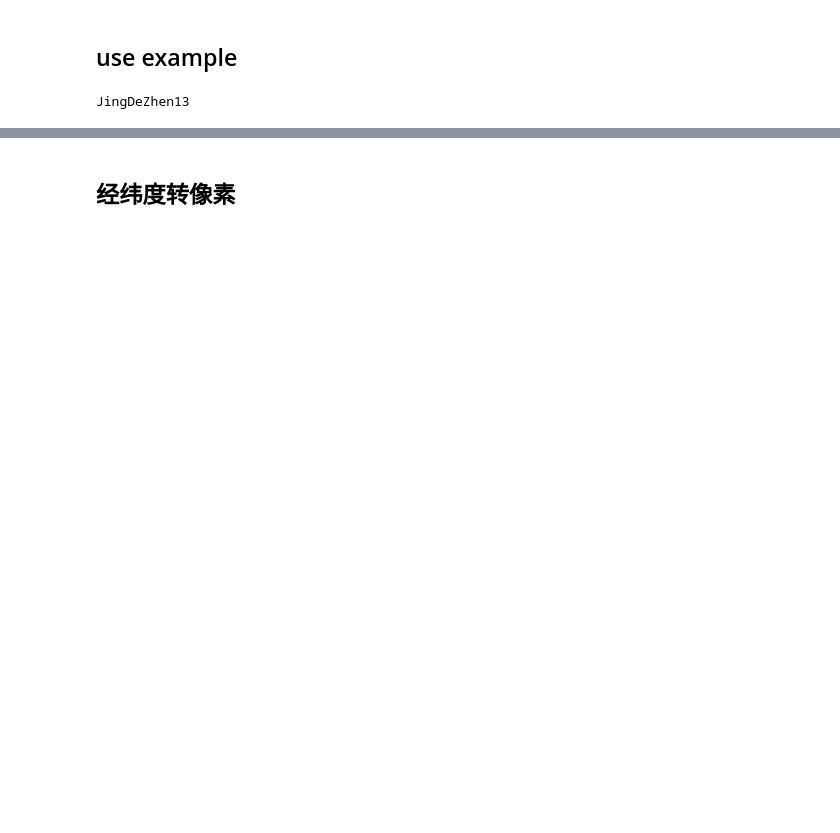
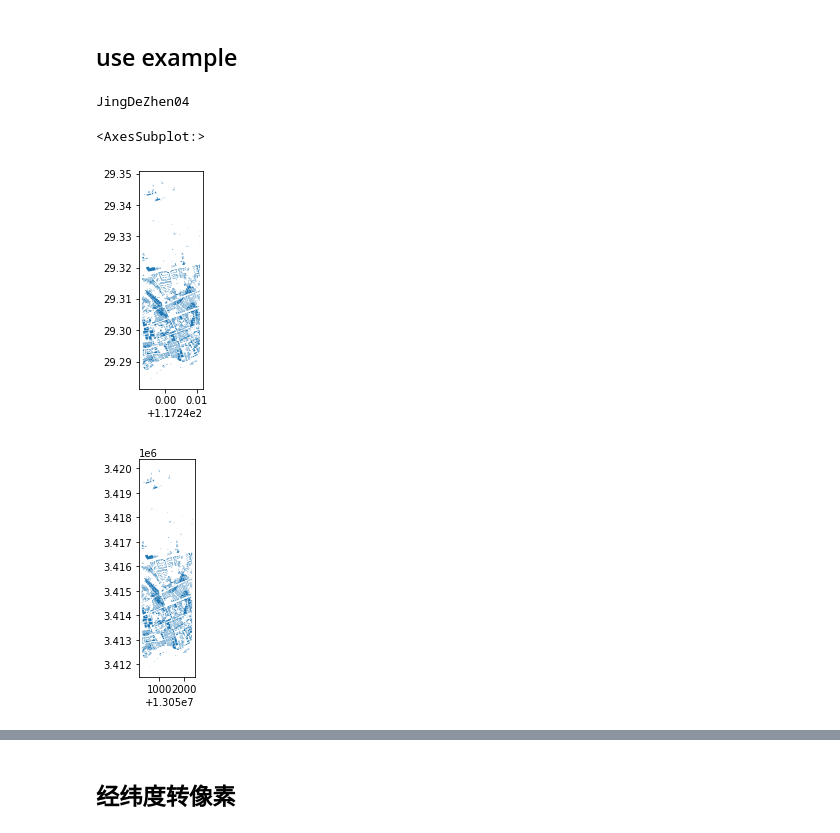
Before and after one commit to EthanZhangCN/detectron2, a Jupyter notebook: projects/SegBuildings/dataGenerateMoveBox.ipynb, the cells around one changed output, grey strips where cells are left out. Saved outputs shown, nothing was run; the diff lists cells and outputs as text; code cells hidden in the pictures; blank space fills up the shorter version.

```diff
--- a/projects/SegBuildings/dataGenerateMoveBox.ipynb
+++ b/projects/SegBuildings/dataGenerateMoveBox.ipynb
@@ -2,30 +2,42 @@
 ## use example
 # %%
 import geopandas as gpd
+from shapely.geometry import Polygon
 import math
 from skimage import io
-
 import warnings
 warnings.filterwarnings("ignore")
-
+from tqdm import tqdm
 # mat = io.imread("/home/zhizizhang/Documents/Mask_RCNN/gisdata/JingDeZhen_11/JingDeZhen_11_result_dom.tif")
 # mat = io.imread("/home/zhizizhang/Documents/gisdata/JingDeZhen13.tif")
+# tif_path="/home/zhizizhang/Documents/Mask_RCNN/gisdata/20210723_JingDeZhen_02_waibao_shp/JingDeZhen_02_result_dom.tif"
+tif_path="/home/zhizizhang/Documents/gisdata/train/JingDeZhen04.tif"
 
-# tif_path="/home/zhizizhang/Documents/Mask_RCNN/gisdata/20210723_JingDeZhen_02_waibao_shp/JingDeZhen_02_result_dom.tif"
-tif_path="/home/zhizizhang/Documents/gisdata/JingDeZhen13.tif"
+# tif_path="/home/zhizizhang/Documents/gisdata/train/ChengDuTianFu05.tif"
+
 mat = io.imread(tif_path)
 tif_id = tif_path.split('/')[-1].split('.')[0]
 print(tif_id)
 # %% [output]
-JingDeZhen13
+JingDeZhen04
 # %%
 import geopandas as gpd
 from matplotlib import pyplot as plt
 
 # sh_file = "/home/zhizizhang/Documents/Mask_RCNN/gisdata/JingDeZhen_11/JingDeZhen_11.shp"
 # sh_file = "/home/zhizizhang/Documents/Mask_RCNN/gisdata/JingDeZhen_02/JingDeZhen02_shp.shp"
-sh_file = "/home/zhizizhang/Documents/gisdata/JingDeZhen13.shp"
+sh_file = "/home/zhizizhang/Documents/gisdata/train/JingDeZhen04.shp"
+# sh_file = "/home/zhizizhang/Documents/gisdata/train/ChengDuTianFu05.shp"
+
 data = gpd.read_file(sh_file)#读取磁盘上的矢量文件 shp
+data.plot(aspect=1)
+# data=data.set_crs(4490).to_crs(3857)
+data=data.set_crs(4326).to_crs(3857)
+data.plot(aspect=1)
+# %% [output]
+<AxesSubplot:>
+[figure, added]
+[figure, added]
 # %%
 dataBounds = data.total_bounds
 print("geoBound:",dataBounds)
```
Also changed, not shown: parts of 13 cells of this notebook, 4 other files.
